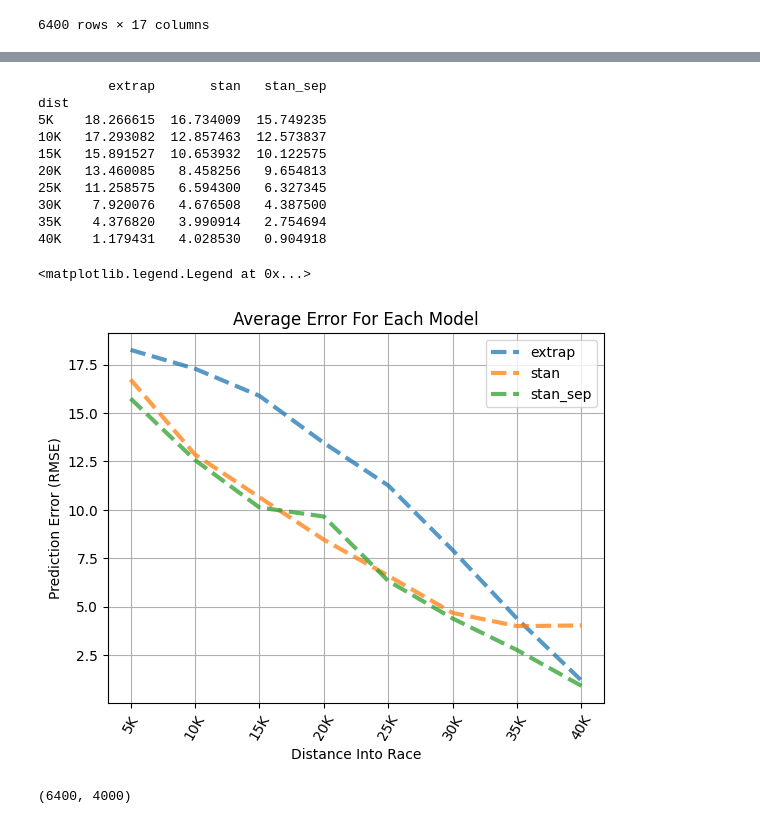
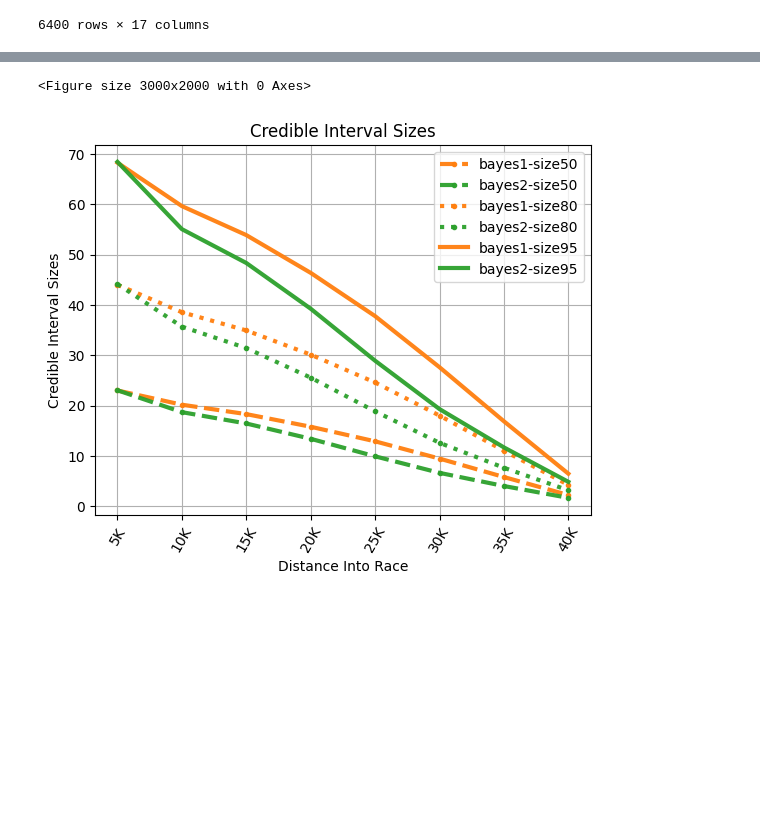
Before and after one commit to eaegerber/Marathon_Predictor, a Jupyter notebook: pystan_test.ipynb, the cells around one changed output, grey strips where cells are left out. Saved outputs shown, nothing was run; the diff lists cells and outputs as text; code cells hidden in the pictures; blank space fills up the shorter version.

```diff
--- a/pystan_test.ipynb
+++ b/pystan_test.ipynb
@@ -194,0 +214,10 @@ NameError: name 'edcvfrvfv' is not defined
+# %%
+full_preds1 =  (42195 / 60) / full_predictions(test, stan_results1, feats_lis = ["total_pace", "prop"], beta_lis = ["beta.1", "beta.2"])
+full_preds2 =  (42195 / 60) / full_predictions(test, stan_results2, feats_lis = ["total_pace", "curr_pace", "prop"], beta_lis = ["beta.1", "beta.2", "beta.3"])
+
+full_sep1 = (42195 / 60) / pd.concat([pd.DataFrame(full_predictions(test_pred_t1[test_pred_t1["dist"] == mk], sep_results1[mk],
+                    feats_lis = ["total_pace"], beta_lis = ["beta.1"])) for mk in marks])
+full_sep2 = (42195 / 60) / pd.concat([pd.DataFrame(full_predictions(test_pred_t2[test_pred_t2["dist"] == mk], sep_results2[mk],
+            feats_lis = ["total_pace", "curr_pace"], beta_lis = ["beta.1", "beta.2"])) for mk in marks])
+
+full_preds1.shape, full_preds2.shape, full_sep1.shape, full_sep2.shape
@@ -194,0 +285,4 @@ NameError: name 'edcvfrvfv' is not defined
+# %%
+# table2 = add_intervals_to_test(table, full_preds1, full_preds2)
+table2 = add_intervals_to_test(table, full_sep1, full_sep2)
+table2
@@ -195,29 +334,21 @@ NameError: name 'edcvfrvfv' is not defined
 # %%
-labels = ["extrap", "stan", "stan_sep"]#, "bayes2", "quant1", "quant2"]
-colors = ["C0", "C1", "C2"]#, "C3", "C4"]
-styles = '--'
-mks = ["5K", "10K", "15K", "20K", "25K", "30K", "35K", "40K"]
-table = table.groupby(["dist"])[labels].apply(lambda x: (x ** 2).mean() ** 0.5).loc[mks]
-print(table)
-table.plot(label=table.columns,  style=styles, linewidth=3, grid=True, alpha=0.75, color=colors)
+colors = ['C1', 'C2'] * 3
+tables = []
+for conf, style in [(50, "-."), (80, "--."), (95, ":.")]:
+    sublabels = [f"bayes1-size{conf}", f"bayes2-size{conf}"]
+    table3 = table2.groupby(["dist"])[sublabels].apply(lambda x: (x ** 2).mean() ** 0.5).loc[mks]
+    tables.append(table3)
+
+plt.figure(figsize=(30, 20))
+big_table = pd.concat(tables, axis=1)
+big_table.plot(label=big_table.columns,  style= ["--."] * 2 + [":."] * 2 , linewidth=3, grid=True, alpha=0.95, color=colors)
 
 plt.xlabel("Distance Into Race")
-plt.ylabel("Prediction Error (RMSE)")
+plt.ylabel("Credible Interval Sizes")
 plt.xticks(rotation=60)
-plt.title("Average Error For Each Model")
+plt.title("Credible Interval Sizes")
 plt.grid(True)
-plt.legend()
-# plt.savefig("analysis/all_errors.png", bbox_inches="tight")
+# plt.savefig("analysis/interval_sizes_bayes.png", bbox_inches="tight")
 # %% [output]
-         extrap       stan   stan_sep
-dist
-5K    18.266615  16.734009  15.749235
-10K   17.293082  12.857463  12.573837
-15K   15.891527  10.653932  10.122575
-20K   13.460085   8.458256   9.654813
-25K   11.258575   6.594300   6.327345
-30K    7.920076   4.676508   4.387500
-35K    4.376820   3.990914   2.754694
-40K    1.179431   4.028530   0.904918
+<Figure size 3000x2000 with 0 Axes>
-<matplotlib.legend.Legend at 0x...>
-[figure, old version]
+[figure, new version]
@@ -226,4 +354,0 @@ full_preds =  (42195 / 60) / full_predictions(test, stan_results)
-# %%
-full_preds.shape
-# %% [output]
-(6400, 4000)
```
Also changed, not shown: parts of 36 cells of this notebook, 7 other files.
